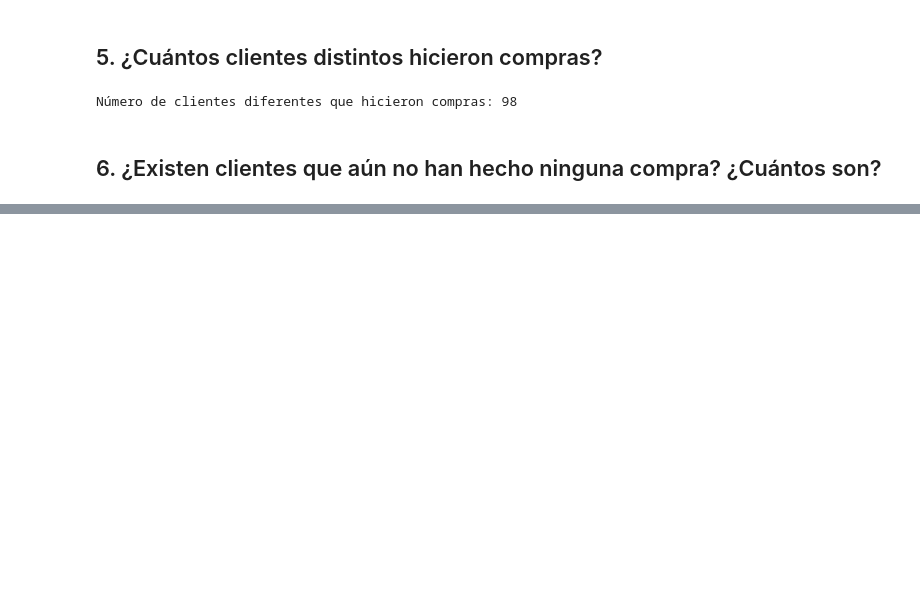
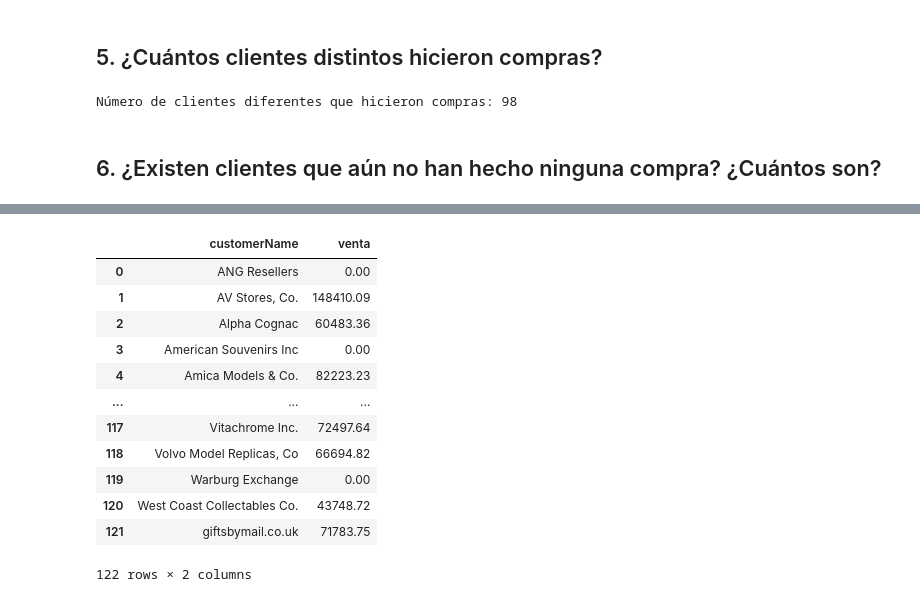
Before and after one commit to SamuelParraA/pruebaPythonDesafiolatam24, a Jupyter notebook: PRUEBA.ipynb, the cells around one changed output, grey strips where cells are left out. Saved outputs shown, nothing was run; the diff lists cells and outputs as text; code cells hidden in the pictures; blank space fills up the shorter version.

```diff
--- a/PRUEBA.ipynb
+++ b/PRUEBA.ipynb
@@ -181,0 +143,4 @@ df_employees_unq.shape
+# %%
+print(df_customers_unq.shape)
+df_base = df_customers_unq.merge(df_orders_unq, on='customerNumber', how='left', validate='1:m') #Se usa le f merge para generar el df_base uniendo orders_unq con costumerNumber haciendo leftjoin y validando 1:m
+print(df_base.shape)
@@ -182,4 +150,4 @@ df_employees_unq.shape
 # %%
-df_base = df_orders_unq.merge(df_orderdetails, on='orderNumber', how='left', validate='1:m')
+df_base = df_base.merge(df_orderdetails, on='orderNumber', how='left', validate='m:m') #Se usa la f merge sobre df_base uniendo el df anterior con order_Details y se revisa el shape
 print(df_base.shape)
 # %% [output]
@@ -192,3 +159,0 @@ print(df_base.shape)
-# %%
-df_base = df_base.merge(df_customers_unq, on='customerNumber', how='left', validate='m:1')
-print(df_base.shape)
@@ -426,0 +274,22 @@ print(top_10_products)
+# %%
+#10 clientes que reportan mayores ventas brutas en dinero durante el año 2005
+
+#sumamos las ventas por cliente
+from funciones import suma_por_var
+
+ven_cli=suma_por_var(df_base, 'customerName', 'venta')
+ven_cli
+# %% [output]
+|  | customerName | venta |
+| 0 | ANG Resellers | 0.00 |
+| 1 | AV Stores, Co. | 148410.09 |
+| 2 | Alpha Cognac | 60483.36 |
+| 3 | American Souvenirs Inc | 0.00 |
+| 4 | Amica Models & Co. | 82223.23 |
+| ... | ... | ... |
+| 117 | Vitachrome Inc. | 72497.64 |
+| 118 | Volvo Model Replicas, Co | 66694.82 |
+| 119 | Warburg Exchange | 0.00 |
+| 120 | West Coast Collectables Co. | 43748.72 |
+| 121 | giftsbymail.co.uk | 71783.75 |
+122 rows × 2 columns
```
Also changed, not shown: parts of 55 cells of this notebook, 1 other file.
